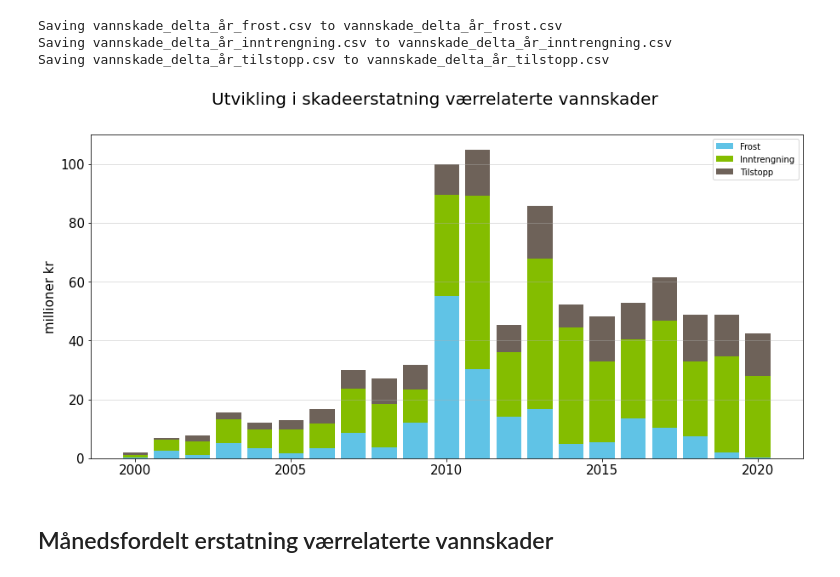
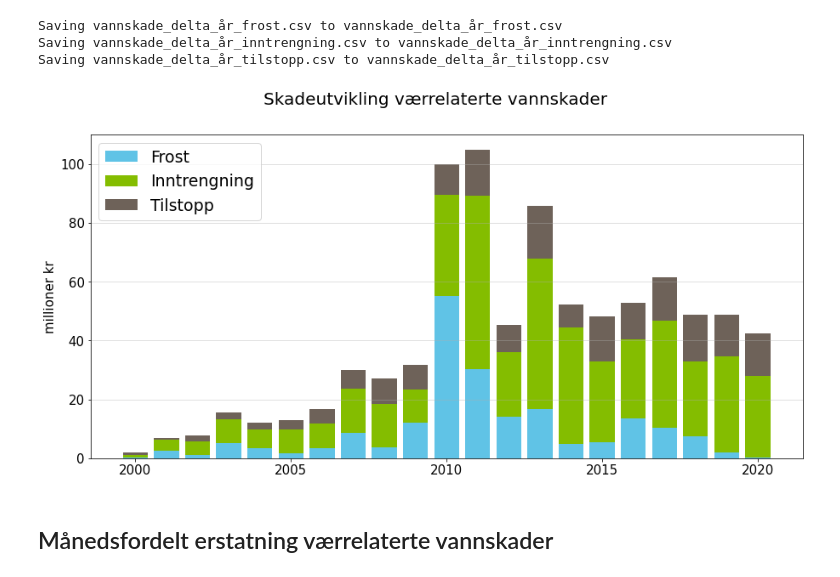
Before and after one commit to eirikngard/Eika, a Jupyter notebook: Eika_vs_FNO.ipynb, the cells around one changed output. Saved outputs shown, nothing was run; the diff lists cells and outputs as text; code cells hidden in the pictures.

```diff
--- a/Eika_vs_FNO.ipynb
+++ b/Eika_vs_FNO.ipynb
@@ -201,18 +229,18 @@ new_inn = np.array([i*(10**(-6)) for i in data_inn])
 new_til = np.array([i*(10**(-6)) for i in data_til])
 # %%
 fig, ax = plt.subplots(figsize=(15, 7))
-fig.suptitle('Utvikling i skadeerstatning værrelaterte vannskader',fontsize=20)
+fig.suptitle('Skadeutvikling værrelaterte vannskader',fontsize=20)
 
 ax.bar(år2, new_frost, color=blå,label='Frost')
 ax.bar(år2, new_inn,bottom=new_frost,color=grønn, label='Inntrengning')
 ax.bar(år2, new_til, bottom= new_frost+new_inn,color=grå, label='Tilstopp')
 
 ax.grid(axis='y',alpha=0.5)
 ax.set_ylabel('millioner kr',size=15)
 ax.tick_params(axis = 'both', which = 'major', labelsize = 15)
-ax.legend() ;plt.show()
+ax.legend(loc = 2, prop={'size': 19}) ;plt.show()
 # %% [output]
-[figure, old version]
+[figure, new version]
 # %% [markdown]
 ## Månedsfordelt erstatning værrelaterte vannskader
 # %%
```
Also changed, not shown: parts of 13 cells of this notebook.
